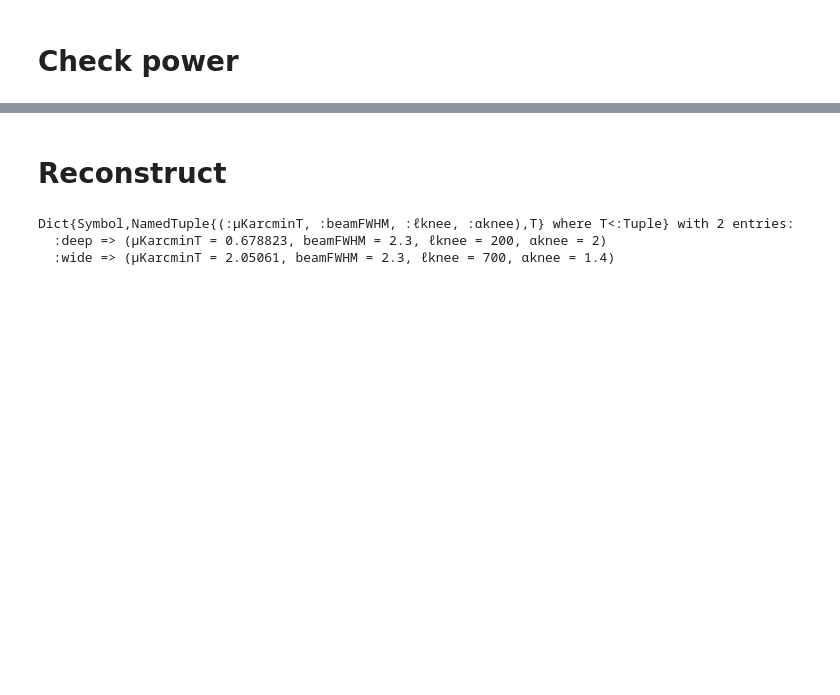
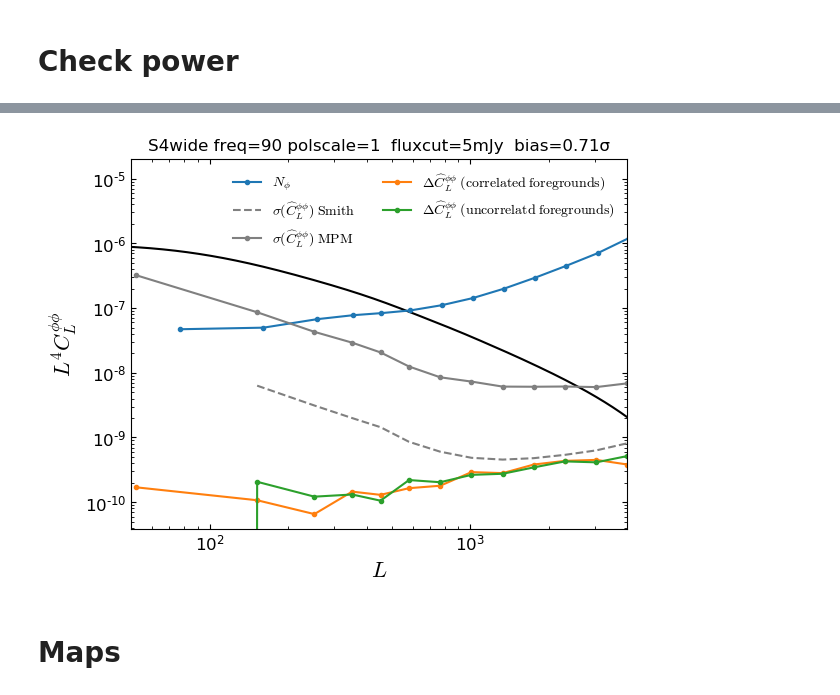
Before and after one commit to EmmanuelSchaan/SehgalRadioPolarizedSources, a Jupyter notebook: analyze_lensing.ipynb, the cells around one changed output, grey strips where cells are left out. Drawn from its saved outputs; the diff is of its cells as text; code cells hidden in the pictures; blank space fills up the shorter version.

```diff
--- a/analyze_lensing.ipynb
+++ b/analyze_lensing.ipynb
@@ -196,0 +223,2 @@ loglog(mean(get_ℓ⁴Cℓ(ϕ) for ϕ in ϕs))
+# %%
+Cℓ_noise = Cℓ.total.ϕϕ * (1/mean_ρℓ(:uncorrfg,:fgcov)^2 - 1);
@@ -196,0 +231,2 @@ loglog(mean(get_ℓ⁴Cℓ(ϕ) for ϕ in ϕs))
+# %%
+σℓ = (ℓ⁴ * (Cℓ.total.ϕϕ + Cℓ_noise) * CMBLensing.FuncCℓs(ℓ -> √(2/((2ℓ+1)*fsky))))[ℓcenters] ./ sqrt.(Δℓ);
@@ -197,11 +242,35 @@ loglog(mean(get_ℓ⁴Cℓ(ϕ) for ϕ in ϕs))
+# %%
+loglog(ℓ⁴*Cℓ.total.ϕϕ,"k")
+loglog(ℓ⁴*Cℓ_noise, ".-", label=L"N_\phi")
+plot(ℓcenters, σℓ, c="gray", ls="--", label=L"\sigma(\widehat C_L^{\phi\phi}) \; {\rm Smith}")
+plot(ℓcenters, Cℓ.total.ϕϕ[ℓcenters] .* ℓcenters.^4 ./ std(get_gs(MAPs,:nofg,:fgcov),dims=2),  c="gray", ls="-", marker=".", label=L"\sigma(\widehat C_L^{\phi\phi}) \; {\rm MPM}")
+
+plot(
+    ℓcenters,
+    Cℓ.total.ϕϕ[ℓcenters] .* ℓcenters.^4 .* (mean(get_gs(MAPs,:corrfg,:fgcov),dims=2)   - mean(get_gs(MAPs,:nofg,:fgcov),dims=2)) ./ var(get_gs(MAPs,:nofg,:fgcov),dims=2),
+    ".-",
+    label=L"\Delta \widehat C_L^{\phi\phi} \; (\rm correlated \; foregrounds)"
+)
+plot(
+    ℓcenters,
+    Cℓ.total.ϕϕ[ℓcenters] .* ℓcenters.^4 .* (mean(get_gs(MAPs,:uncorrfg,:fgcov),dims=2) - mean(get_gs(MAPs,:nofg,:fgcov),dims=2)) ./ var(get_gs(MAPs,:nofg,:fgcov),dims=2),
+    ".-",
+    label=L"\Delta \widehat C_L^{\phi\phi} \; (\rm uncorrelatd \; foregrounds)"
+)
+
+axhline(0,c="k",ls=":")
+title(@sprintf("S4%s freq=%i polscale=%i  fluxcut=%imJy  bias=%.2fσ", noise_key, freq, polfrac_scale, fluxcut, bias), fontsize=12)
+
+legend(ncol=2, fontsize=10, loc="upper right")
+xlim(50,4000)
+# yscale("symlog", linthreshy=1e-9)
+ylim(-2e-10,2e-5)
+
+xlabel(L"L")
+ylabel(L"L^4 C_L^{\phi\phi}")
+
+savefig("figures/radio_$(freq)GHz_S4$(noise_key)_lmax$(ℓmax_data)_fluxcut$(fluxcut)mJy_polfracscale$(polfrac_scale).pdf", bbox_inches="tight")
+# %% [output]
+[figure, added]
 # %% [markdown]
-# Reconstruct
+# Maps
-# %%
-noises = Dict(
-    :deep => (μKarcminT=0.96/√2, beamFWHM=2.3, ℓknee=200, αknee=2),
-    :wide => (μKarcminT=2.9/√2,  beamFWHM=2.3, ℓknee=700, αknee=1.4),
-)
-# %% [output]
-Dict{Symbol,NamedTuple{(:μKarcminT, :beamFWHM, :ℓknee, :αknee),T} where T<:Tuple} with 2 entries:
-  :deep => (μKarcminT = 0.678823, beamFWHM = 2.3, ℓknee = 200, αknee = 2)
-  :wide => (μKarcminT = 2.05061, beamFWHM = 2.3, ℓknee = 700, αknee = 1.4)
```
Also changed, not shown: parts of 93 cells of this notebook, 5 other files.
